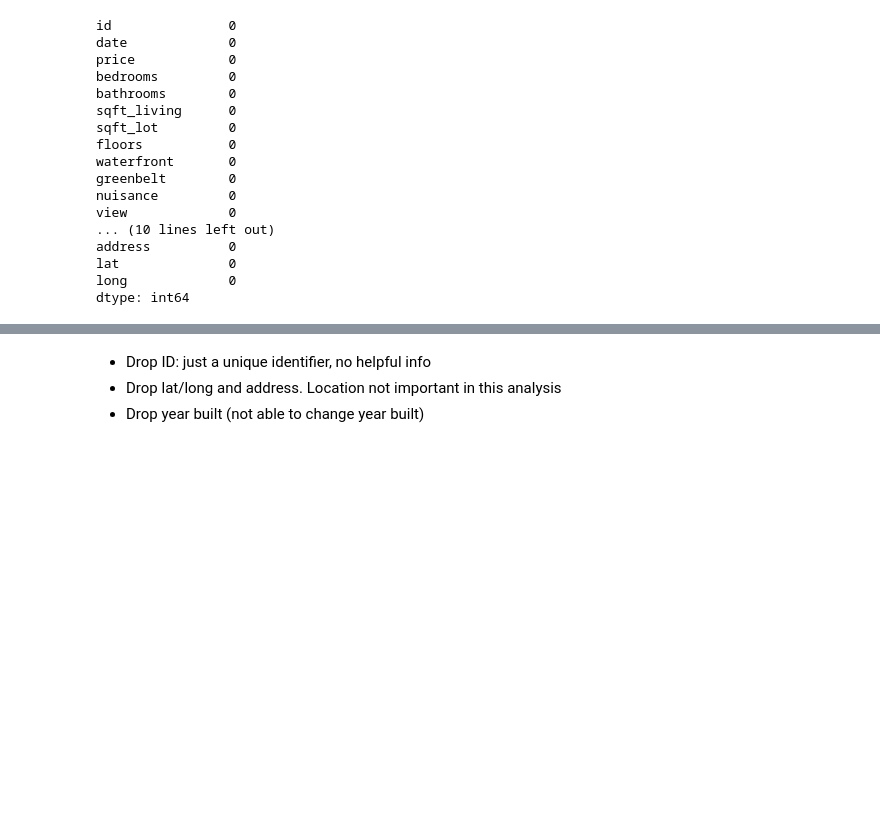
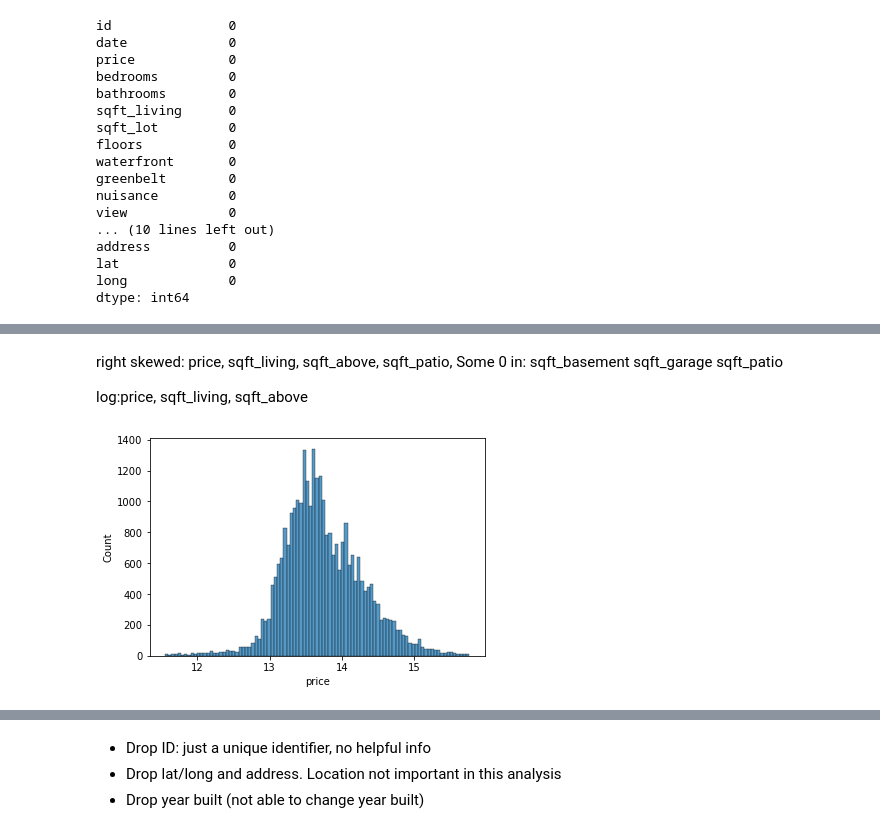
Before and after one commit to mduncan23/King-County-Real-Estate-Analysis, a Jupyter notebook: Jasmine Project Workbook-Copy1.ipynb, the cells around one changed output, grey strips where cells are left out. Saved outputs shown, nothing was run; the diff lists cells and outputs as text; code cells hidden in the pictures; blank space fills up the shorter version.

```diff
--- a/Jasmine Project Workbook-Copy1.ipynb
+++ b/Jasmine Project Workbook-Copy1.ipynb
@@ -155,0 +298,11 @@ memory usage: 4.8+ MB
+# %%
+df_dropped['nuisance'].replace({"NO":0, "YES":1}, inplace=True)
+# %%
+df_dropped['grade'].replace({"7 Average":7, "8 Good":8 , "9 Better":9,
+                             "6 Low Average": 6, "10 Very Good":10,
+                            "5 Fair":5, "11 Excellent":11, "12 Luxury":12,
+                            "4 Low":4, "13 Mansion":13, "3 Poor":3, "2 Substandard":2},
+                            inplace=True)
+# %%
+df_dum = pd.get_dummies(df_dropped, columns=['condition', 'nuisance', 'grade'], drop_first=True)
+df_dum.head()
@@ -155,0 +362,17 @@ memory usage: 4.8+ MB
+# %% [markdown]
+right skewed: price, sqft_living, sqft_above, sqft_patio,
+Some 0 in:
+sqft_basement
+sqft_garage
+sqft_patio
+
+log:price, sqft_living, sqft_above
+# %%
+df_log = df_dum.copy()
+df_log['price']=np.log(df_log['price'])
+df_log['sqft_living']=np.log(df_log['sqft_living'])
+df_log['sqft_above']=np.log(df_log['sqft_above'])
+# %%
+sns.histplot(df_log['price']);
+# %% [output]
+[figure, added]
```
Also changed, not shown: parts of 73 cells of this notebook.
